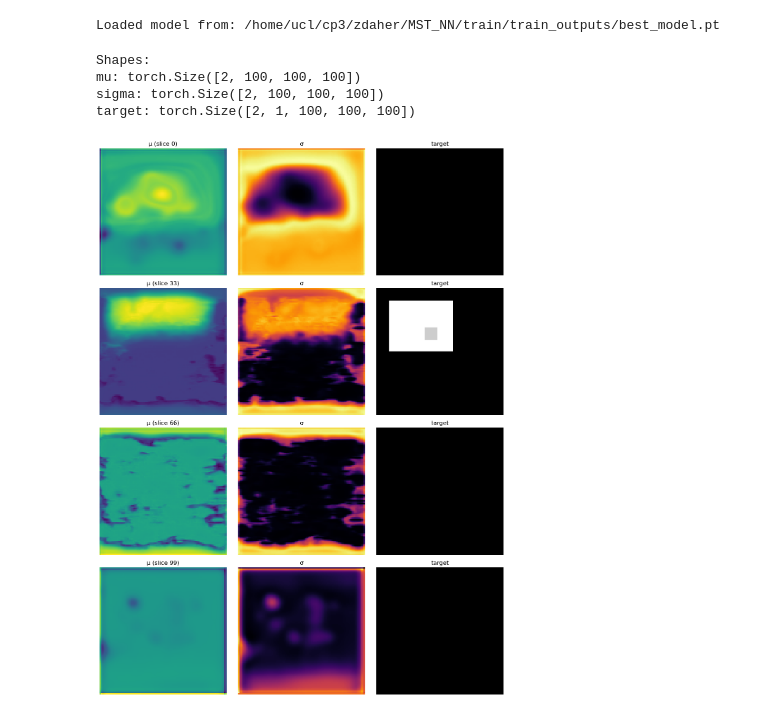
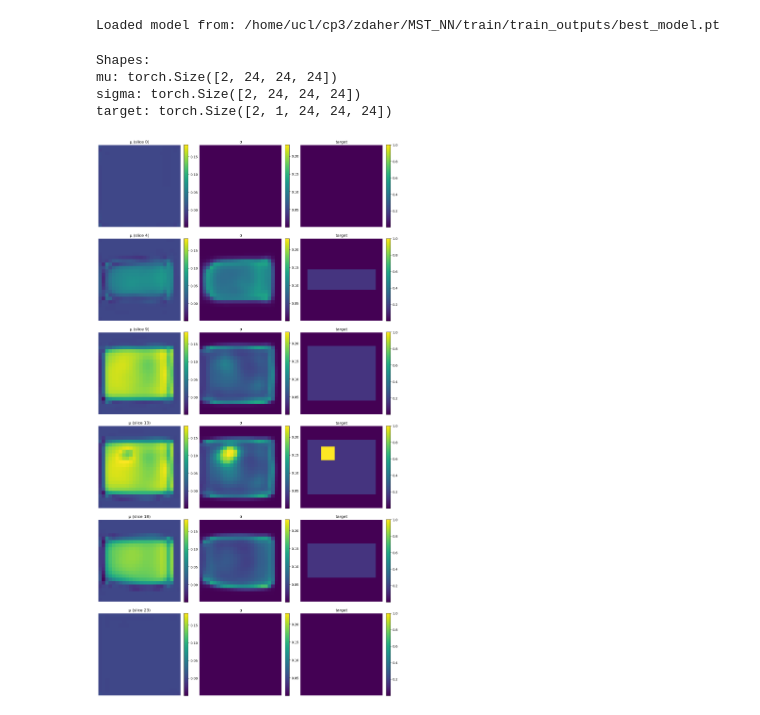
Before and after one commit to zahraadaher/MST_NN, a Jupyter notebook: Tutorial.ipynb, the cells around one changed output. Cells and saved outputs as stored; diff of their text form; code cells hidden in the pictures.

```diff
--- a/Tutorial.ipynb
+++ b/Tutorial.ipynb
@@ -54,8 +30,8 @@ from src.data import MuonDataset
 # %% [markdown]
 #### Define the path to saved PoCA files, and to to the corresponding ground truth maps.
 # %%
-poca_dir = '/home/ucl/cp3/zdaher/simulation-cultural-heritage/muography-geant4/outputs/boneInConcrete/poca_voxels/'
-target_dir = '/home/ucl/cp3/zdaher/simulation-cultural-heritage/muography-geant4/outputs/boneInConcrete/density_maps/'
+poca_dir = '/nfs/user/zdaher/mst_nn/ironInConcrete/poca_voxels/'
+target_dir = '/nfs/user/zdaher/mst_nn/ironInConcrete/density_maps/'
 # %%
 dataset = MuonDataset(
     poca_dir=poca_dir,
@@ -315,7 +291,9 @@ plt.show()
 
 #### The loaded model will be evaluated with a test dataset `train/datasets_boneInConcrete/test/`
 # %%
-from src.model import ProbUNet3D  # adjust path if needed
+from src.model import ProbUNet3D
+
+device = "cuda" if torch.cuda.is_available() else "cpu"
 
 ckpt_path = "/home/ucl/cp3/zdaher/MST_NN/train/train_outputs/best_model.pt"
 ckpt = torch.load(ckpt_path, map_location=device)
@@ -329,8 +307,8 @@ print("Loaded model from:", ckpt_path)
 Loaded model from: /home/ucl/cp3/zdaher/MST_NN/train/train_outputs/best_model.pt
 # %%
 from src.data import MuonDataset
-poca_dir   = "/home/ucl/cp3/zdaher/MST_NN/train/datasets_boneInConcrete/test/poca_voxels"
-target_dir = "/home/ucl/cp3/zdaher/MST_NN/train/datasets_boneInConcrete/test/density_maps"
+poca_dir   = "/nfs/user/zdaher/mst_nn/ironInConcrete/training_datasets/test/poca_voxels/"
+target_dir = "/nfs/user/zdaher/mst_nn/ironInConcrete/training_datasets/test/density_maps"
 
 val_ds = MuonDataset(poca_dir, target_dir)
 val_dl = DataLoader(val_ds, batch_size=2, num_workers=0)
@@ -352,6 +330,6 @@ print("sigma:", sigma.shape)
 print("target:", y.shape)
 # %% [output]
 Shapes:
-mu: torch.Size([2, 100, 100, 100])
-sigma: torch.Size([2, 100, 100, 100])
-target: torch.Size([2, 1, 100, 100, 100])
+mu: torch.Size([2, 24, 24, 24])
+sigma: torch.Size([2, 24, 24, 24])
+target: torch.Size([2, 1, 24, 24, 24])
@@ -418,4 +408,4 @@ def plot_slices(mu, sigma, target, batch_idx=0, axis="z", n_slices=4):
 # %%
-plot_slices(mu, sigma, y, axis="x", n_slices=4, batch_idx=1)
+plot_slices(mu, sigma, y, axis="x", n_slices=6, batch_idx=1)
 # %% [output]
-[figure, old version]
+[figure, new version]
```
Also changed, not shown: parts of 15 cells of this notebook.
